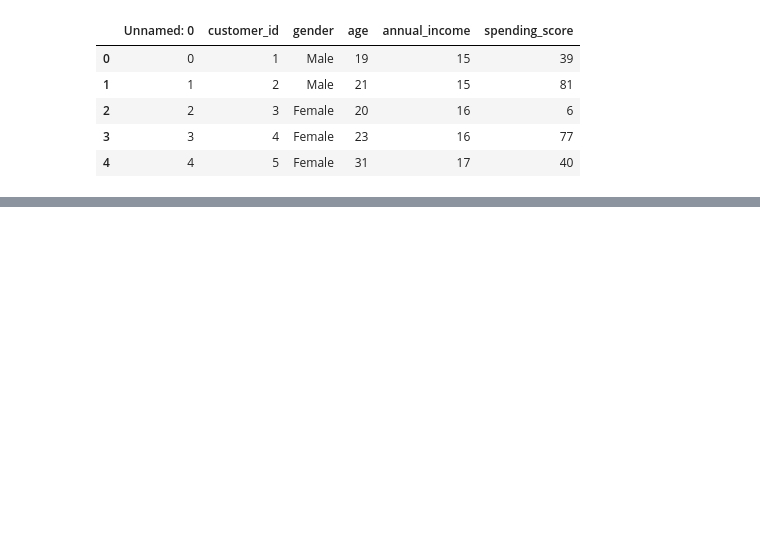
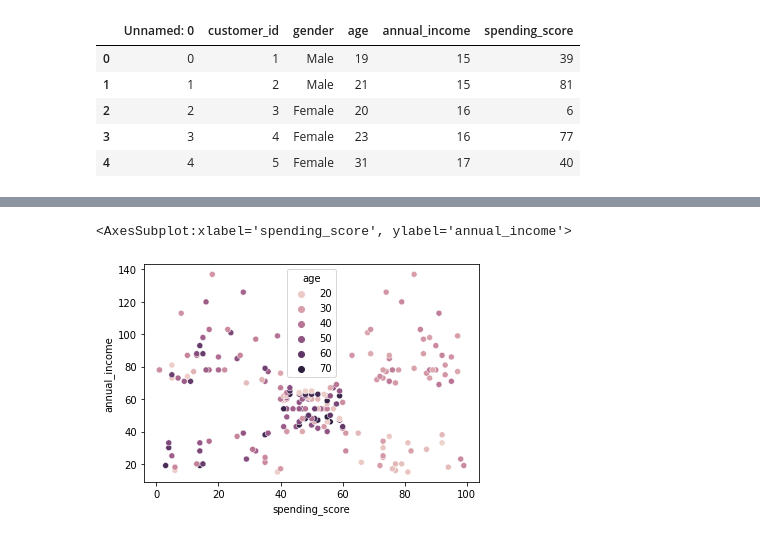
Before and after one commit to JaredVahle/regression-exercises, a Jupyter notebook: explore_mall_data.ipynb, the cells around one changed output, grey strips where cells are left out. Saved outputs shown, nothing was run; the diff lists cells and outputs as text; code cells hidden in the pictures; blank space fills up the shorter version.

```diff
--- a/explore_mall_data.ipynb
+++ b/explore_mall_data.ipynb
@@ -28,0 +40,5 @@ sns.pairplot(df)
+# %%
+sns.scatterplot(data = df,x = df.spending_score,y = df.annual_income,hue = df.age)
+# %% [output]
+<AxesSubplot:xlabel='spending_score', ylabel='annual_income'>
+[figure, added]
```
Also changed, not shown: parts of 3 cells of this notebook, 1 other file.
